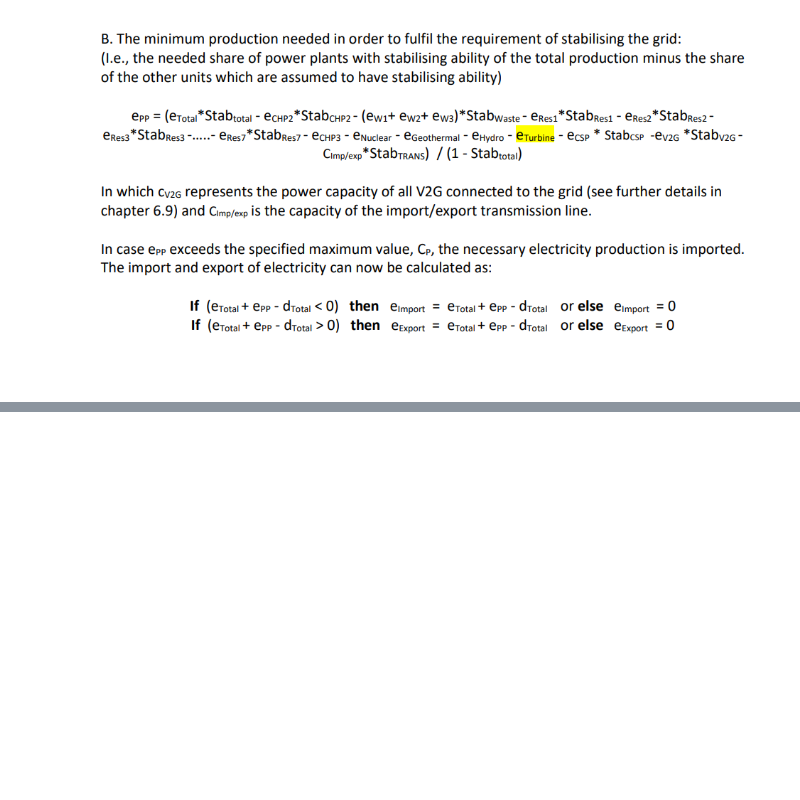
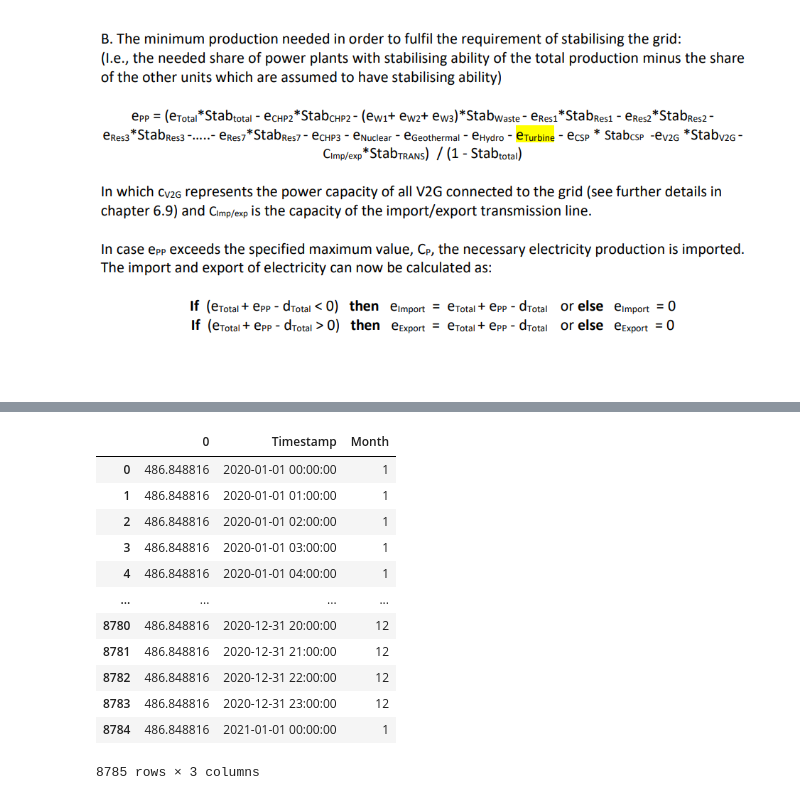
Before and after one commit to ehlimana/Electricity-analysis, a Jupyter notebook: EnergyPLAN_Calculation_validation.ipynb, the cells around one changed output, grey strips where cells are left out. Saved outputs shown, nothing was run; the diff lists cells and outputs as text; code cells hidden in the pictures; blank space fills up the shorter version.

```diff
--- a/EnergyPLAN_Calculation_validation.ipynb
+++ b/EnergyPLAN_Calculation_validation.ipynb
@@ -498,0 +866,16 @@ check1=e_tot+e_pp-d_tot
+# %%
+e_hydro
+# %% [output]
+|  | 0 | Timestamp | Month |
+| 0 | 486.848816 | 2020-01-01 00:00:00 | 1 |
+| 1 | 486.848816 | 2020-01-01 01:00:00 | 1 |
+| 2 | 486.848816 | 2020-01-01 02:00:00 | 1 |
+| 3 | 486.848816 | 2020-01-01 03:00:00 | 1 |
+| 4 | 486.848816 | 2020-01-01 04:00:00 | 1 |
+| ... | ... | ... | ... |
+| 8780 | 486.848816 | 2020-12-31 20:00:00 | 12 |
+| 8781 | 486.848816 | 2020-12-31 21:00:00 | 12 |
+| 8782 | 486.848816 | 2020-12-31 22:00:00 | 12 |
+| 8783 | 486.848816 | 2020-12-31 23:00:00 | 12 |
+| 8784 | 486.848816 | 2021-01-01 00:00:00 | 1 |
+8785 rows × 3 columns
```
Also changed, not shown: parts of 55 cells of this notebook.
